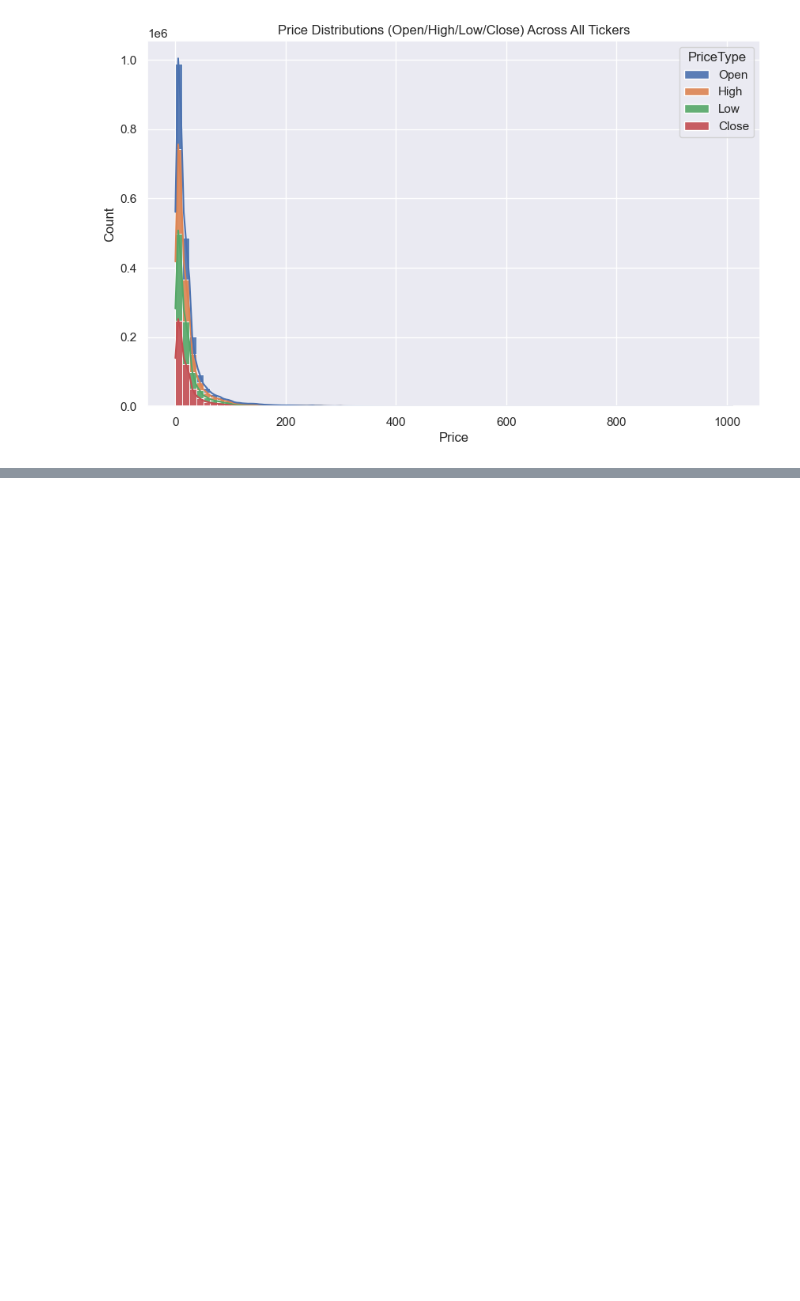
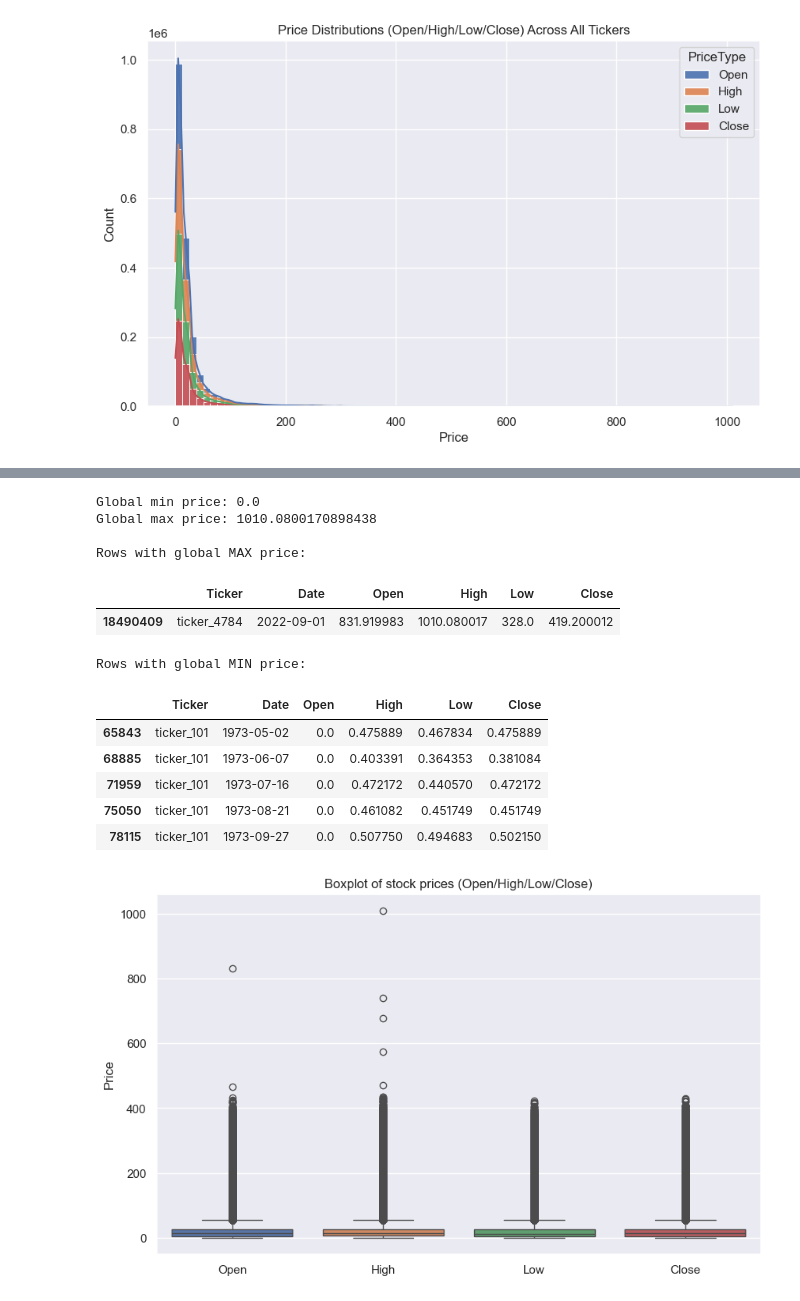
Before and after one commit to OnlyAbdullh/stock-trend-prediction, a Jupyter notebook: notebooks/03-price-volume-distributions.ipynb, the cells around one changed output, grey strips where cells are left out. Drawn from its saved outputs; the diff is of its cells as text; code cells hidden in the pictures; blank space fills up the shorter version.

Commit message:
plotting Extreme stock prices,Volumes and outliers.

```diff
--- a/notebooks/03-price-volume-distributions.ipynb
+++ b/notebooks/03-price-volume-distributions.ipynb
@@ -29,11 +29,13 @@ def sample_per_ticker(df, n_per_ticker=500):
 
 n_per_ticker = 500
 
+
 eda_sample = (
     train_ticker_sample
-    .groupby('Ticker', group_keys=False)
+    .groupby('Ticker', group_keys=True)
     .apply(sample_per_ticker, n_per_ticker=n_per_ticker, include_groups=False)
 )
+eda_sample = eda_sample.reset_index(level=0).rename(columns={"level_0": "Ticker"})
 # %% [markdown]
 توزيع الأسعار عبر جميع الأسهم
 # %% [markdown]
@@ -98,0 +108,42 @@ plt.show()
+# %%
+
+price_cols = ["Open", "High", "Low", "Close"]
+
+global_min = eda_sample[price_cols].min().min()
+global_max = eda_sample[price_cols].max().max()
+
+print("Global min price:", global_min)
+print("Global max price:", global_max)
+
+high_price_mask = eda_sample[price_cols].max(axis=1) == global_max
+low_price_mask  = eda_sample[price_cols].min(axis=1) == global_min
+
+high_price_rows = eda_sample.loc[high_price_mask, ["Ticker", "Date"] + price_cols]
+low_price_rows  = eda_sample.loc[low_price_mask,  ["Ticker", "Date"] + price_cols]
+
+print("\nRows with global MAX price:")
+display(high_price_rows.head())
+
+print("\nRows with global MIN price:")
+display(low_price_rows.head())
+
+plt.figure(figsize=(10, 6))
+sns.boxplot(data=eda_sample[price_cols])
+plt.title("Boxplot of stock prices (Open/High/Low/Close)")
+plt.ylabel("Price")
+plt.show()
+# %% [output]
+Global min price: 0.0
+Global max price: 1010.0800170898438
+
+Rows with global MAX price:
+|  | Ticker | Date | Open | High | Low | Close |
+| 18490409 | ticker_4784 | 2022-09-01 | 831.919983 | 1010.080017 | 328.0 | 419.200012 |
+Rows with global MIN price:
+|  | Ticker | Date | Open | High | Low | Close |
+| 65843 | ticker_101 | 1973-05-02 | 0.0 | 0.475889 | 0.467834 | 0.475889 |
+| 68885 | ticker_101 | 1973-06-07 | 0.0 | 0.403391 | 0.364353 | 0.381084 |
+| 71959 | ticker_101 | 1973-07-16 | 0.0 | 0.472172 | 0.440570 | 0.472172 |
+| 75050 | ticker_101 | 1973-08-21 | 0.0 | 0.461082 | 0.451749 | 0.451749 |
+| 78115 | ticker_101 | 1973-09-27 | 0.0 | 0.507750 | 0.494683 | 0.502150 |
+[figure, added]
```
Also changed, not shown: parts of 3 cells of this notebook.
